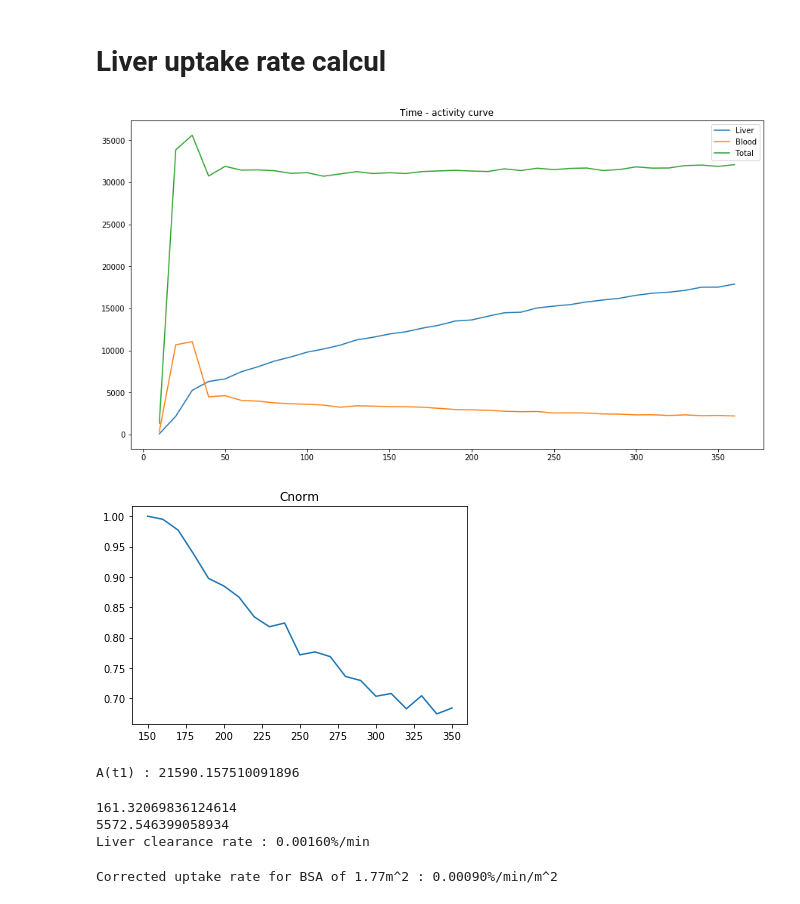
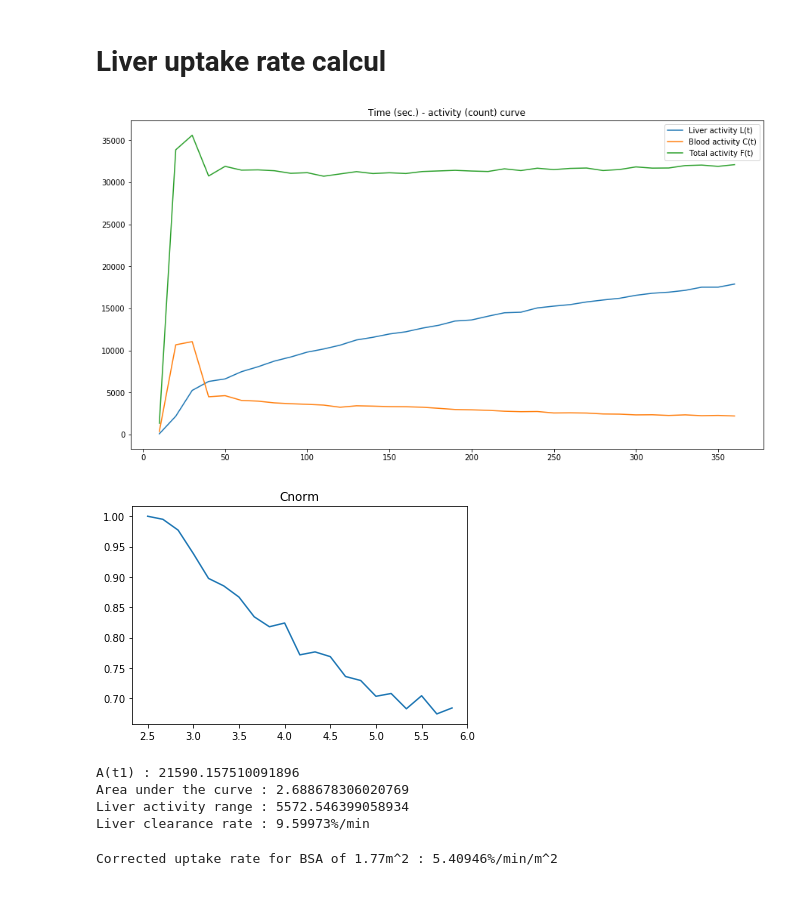
Before and after one commit to orenson/Master-thesis, a Jupyter notebook: Segmentation.ipynb, the cells around one changed output. Cells and saved outputs as stored; diff of their text form; code cells hidden in the pictures.

```diff
--- a/Segmentation.ipynb
+++ b/Segmentation.ipynb
@@ -560,41 +560,45 @@ Ft = [1329.9157661663705, 33866.50767965961, 35597.35628606755, 30751.1905757556
 time_steps = [10*(i+1) for i in range(36)]
 
 plt.figure(figsize=[15,8])
-plt.title('Time - activity curve')
-plt.plot(time_steps, Lt, label = 'Liver')
-plt.plot(time_steps, Ct, label = 'Blood')
-plt.plot(time_steps, Ft, label = 'Total')
+plt.title('Time (sec.) - activity (count) curve')
+plt.plot(time_steps, Lt, label = 'Liver activity L(t)')
+plt.plot(time_steps, Ct, label = 'Blood activity C(t)')
+plt.plot(time_steps, Ft, label = 'Total activity F(t)')
 plt.legend()
 plt.show()
 # %% [output]
-[figure, old version]
+[figure, new version]
 # %%
+def sec2min(sec):
+    m = sec//60
+    m += (sec%60)/60.0
+    return(m)
+
 Cnorm = np.array(Ct[14:35])/Ct[14]
-plt.plot(time_steps[14:35], Cnorm)
+plt.plot([sec2min(i) for i in time_steps[14:35]], Cnorm)
 plt.title('Cnorm')
 plt.show()
 
-At1 = (Ft[34]-Lt[14]-(Ft[14]-Lt[14])*Cnorm[-1])/(1-Cnorm[-1])
+At1 = (Ft[34]-Lt[14]-(Ft[14]-Lt[14])*Cnorm[-1])/(1-Cnorm[-1]) #Ekman eq. 8
 print('A(t1) :', At1)
+
+integral = trapz(Cnorm, [sec2min(i) for i in time_steps[14:35]])
+print('Area under the curve :', integral)
+
+LClr = (Lt[34]-Lt[14])/(At1*integral) #Ekman eq. 4
+print('Liver activity range :', Lt[34]-Lt[14])
+print('Liver clearance rate : {:.5f}%/min'.format(LClr*100))
 # %% [output]
-[figure, old version]
+[figure, new version]
 A(t1) : 21590.157510091896
+Area under the curve : 2.688678306020769
+Liver activity range : 5572.546399058934
+Liver clearance rate : 9.59973%/min
-# %%
-integrale = trapz(Cnorm, time_steps[14:35])
-print(integrale)
-
-print(Lt[34]-Lt[14])
-LClr = (Lt[34]-Lt[14])/(At1*integrale)
-print('Liver clearance rate : {:.5f}%/min'.format(LClr))
-# %% [output]
-161.32069836124614
-5572.546399058934
-Liver clearance rate : 0.00160%/min
 # %%
 w = 65.0
 h = 175
 bsa = 0.024265*(w**(0.5378))*(h**(0.3964))
 corrected = LClr/bsa
-print('Corrected uptake rate for BSA of {:.2f}m^2 : {:.5f}%/min/m^2'.format(bsa, corrected))
+print('Corrected uptake rate for BSA of {:.2f}m^2 : {:.5f}%/min/m^2'.format(bsa, corrected*100))
 # %% [output]
-Corrected uptake rate for BSA of 1.77m^2 : 0.00090%/min/m^2
+Corrected uptake rate for BSA of 1.77m^2 : 5.40946%/min/m^2
```
Also changed, not shown: 1 other file.
